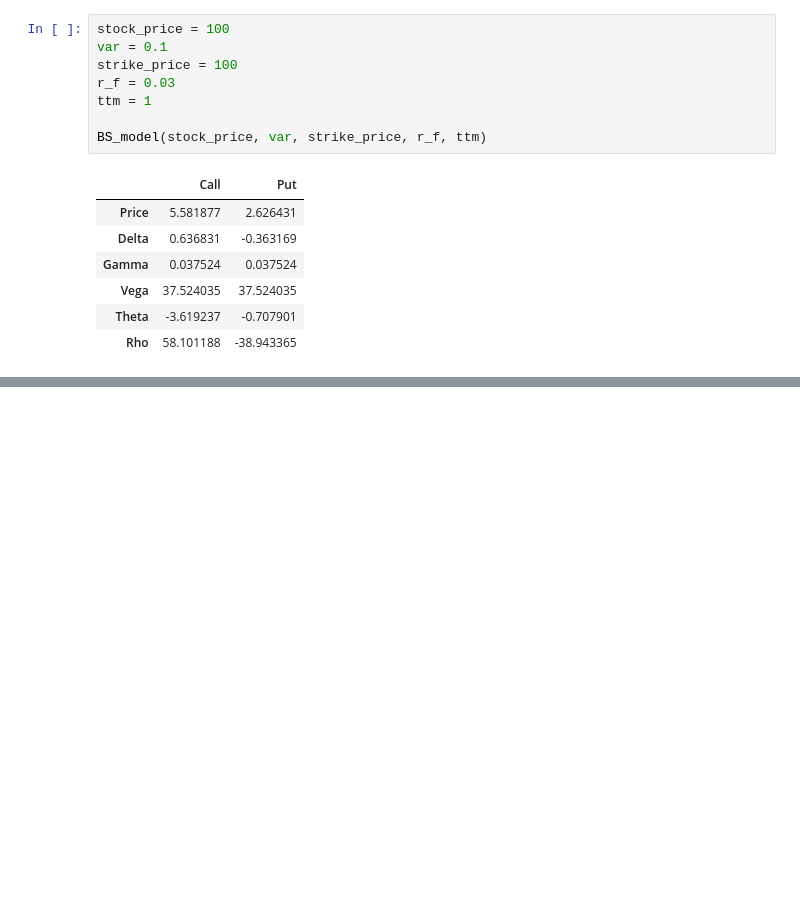
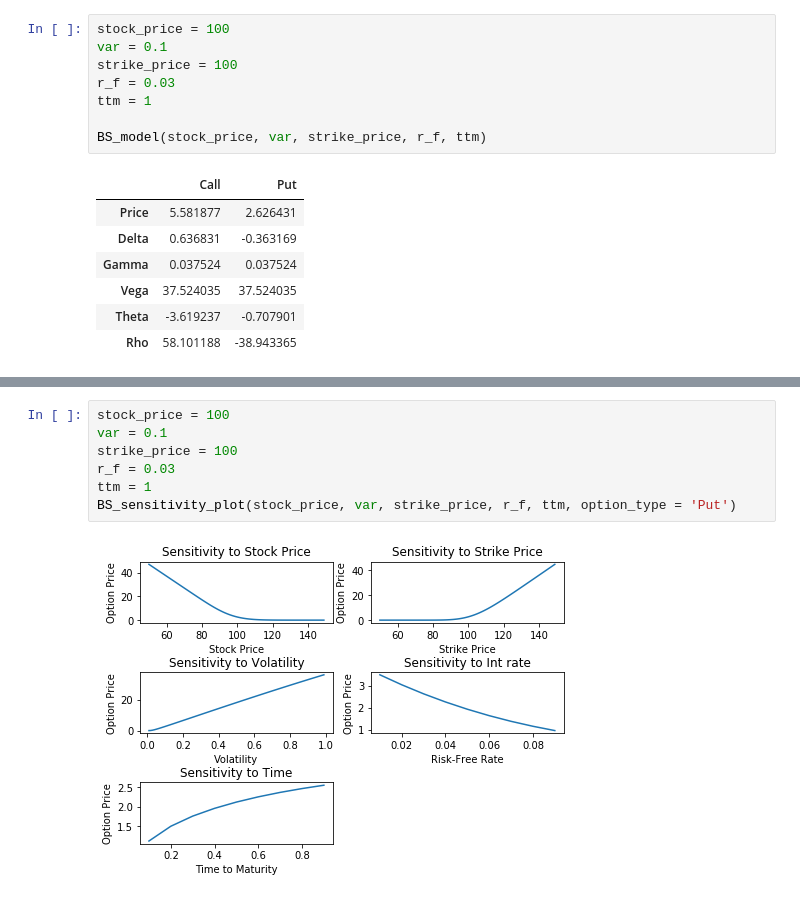
Before and after one commit to EatWellSleepWell2018Fall/ToolsPorject, a Jupyter notebook: BS_model.ipynb, the cells around one changed output, grey strips where cells are left out. Saved outputs shown, nothing was run; the diff lists cells and outputs as text; blank space fills up the shorter version.

Commit message:
Fix bug in plot code and rewrite it into function

```diff
--- a/BS_model.ipynb
+++ b/BS_model.ipynb
@@ -109,0 +145,9 @@ plt.show()
+# %%
+stock_price = 100
+var = 0.1
+strike_price = 100
+r_f = 0.03
+ttm = 1
+BS_sensitivity_plot(stock_price, var, strike_price, r_f, ttm, option_type = 'Put')
+# %% [output]
+[figure, added]
```
Also changed, not shown: parts of 2 cells of this notebook.
